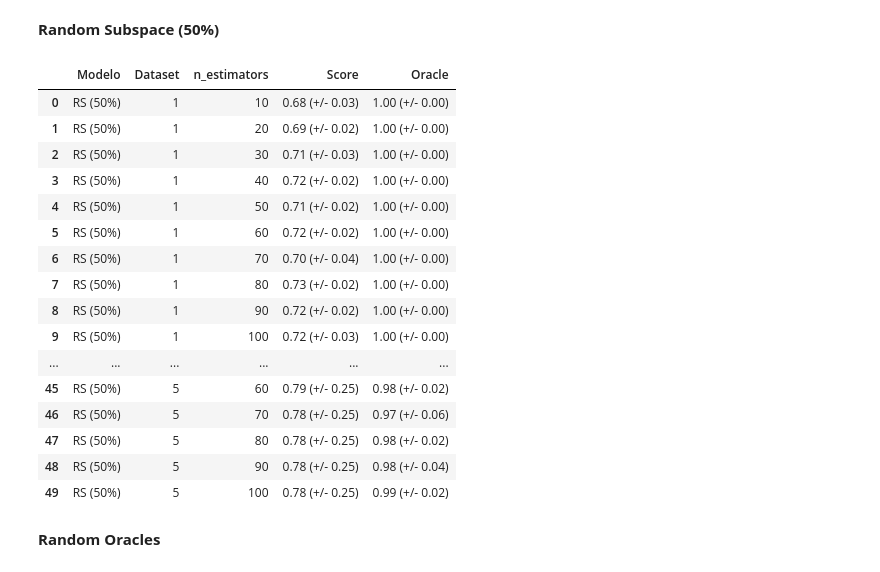
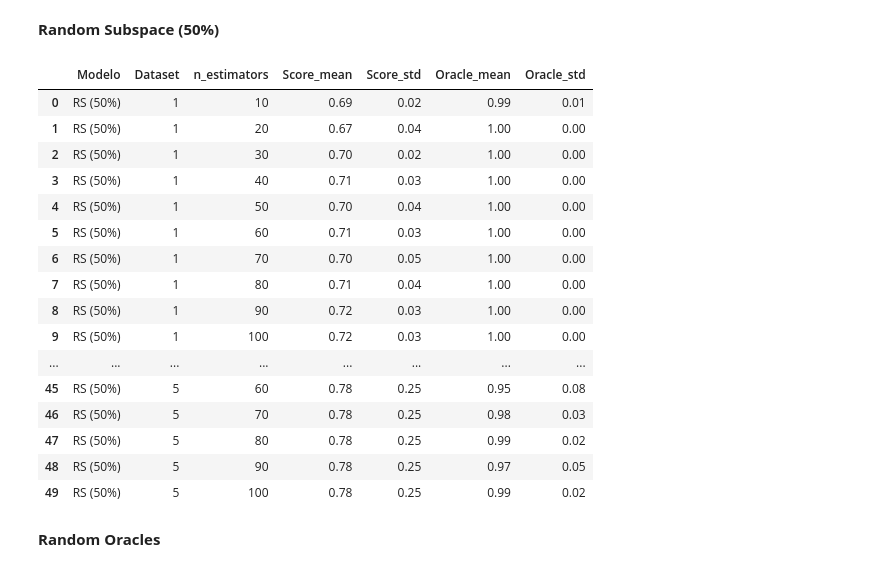
Before and after one commit to Francimaria/ensemble_learning, a Jupyter notebook: exercicio1_vs_final.ipynb, the cells around one changed output. Saved outputs shown, nothing was run; the diff lists cells and outputs as text; code cells hidden in the pictures.

```diff
--- a/exercicio1_vs_final.ipynb
+++ b/exercicio1_vs_final.ipynb
@@ -216,18 +154,20 @@ def run_ensemble(pool_classifiers, X, y, oracle="deslib"):
       # Oracle from RLO
       while True:
         try:
-          preds, y_pred,error = pool_classifiers.predict(X_test,y_test)
+          pool_classifiers.fit(X_train, y_train)
+          preds, y_pred,error = pool_classifiers.predict(X_test, y_test)
           score.append(accuracy_score(y_test, np.array(y_pred.T)))
           break
         except:
             continue
         break
-
       oracle_score.append(pool_classifiers.Oracle_score(X_test, y_test))
 
     else:
       # Oracle from deslib
       y_pred = pool_classifiers.predict(X_test)
+      print(y_pred)
+      print(y_test)
       score.append(accuracy_score(y_test, y_pred))
 
       oracle = Oracle(pool_classifiers).fit(X_train, y_train)
@@ -319,44 +276,44 @@ df_result
 # %%
 # Datafile para salvar os resultados
 df_result = pd.DataFrame(columns = ['Modelo', 'Dataset', 'n_estimators', 'Score_mean','Score_std', 'Oracle_mean', 'Oracle_std'])
 
 #Executar para todos os conjuntos de dados
 for i in range(len(data)):
   for n in n_estimators:
     clf = BaggingClassifier(base_estimator=base_estimator,
                             n_estimators=n,
                             max_features=0.5,
                             bootstrap=False)
     score, oracle = run_ensemble(clf, data[i], classe[i], oracle="RS")
-    new_row = {'Modelo':"RS (50%)",
+    new_row = {'Modelo':"RS",
               'Dataset': (i+1),
               'n_estimators':n,
               'Score_mean': "%0.2f" % (np.mean(score)),
               'Score_std': "%0.2f" % (np.std(score)),
               'Oracle_mean': "%0.2f" % (np.mean(oracle)),
               'Oracle_std': "%0.2f" % (np.std(oracle))}
     df_result = df_result.append(new_row, ignore_index=True)
 
 df_result.to_csv("/content/rs_result.csv", index=False)
 df_result
 # %% [output]
-|  | Modelo | Dataset | n_estimators | Score | Oracle |
-| 0 | RS (50%) | 1 | 10 | 0.68 (+/- 0.03) | 1.00 (+/- 0.00) |
-| 1 | RS (50%) | 1 | 20 | 0.69 (+/- 0.02) | 1.00 (+/- 0.00) |
-| 2 | RS (50%) | 1 | 30 | 0.71 (+/- 0.03) | 1.00 (+/- 0.00) |
-| 3 | RS (50%) | 1 | 40 | 0.72 (+/- 0.02) | 1.00 (+/- 0.00) |
-| 4 | RS (50%) | 1 | 50 | 0.71 (+/- 0.02) | 1.00 (+/- 0.00) |
-| 5 | RS (50%) | 1 | 60 | 0.72 (+/- 0.02) | 1.00 (+/- 0.00) |
-| 6 | RS (50%) | 1 | 70 | 0.70 (+/- 0.04) | 1.00 (+/- 0.00) |
-| 7 | RS (50%) | 1 | 80 | 0.73 (+/- 0.02) | 1.00 (+/- 0.00) |
-| 8 | RS (50%) | 1 | 90 | 0.72 (+/- 0.02) | 1.00 (+/- 0.00) |
-| 9 | RS (50%) | 1 | 100 | 0.72 (+/- 0.03) | 1.00 (+/- 0.00) |
-| ... | ... | ... | ... | ... | ... |
-| 45 | RS (50%) | 5 | 60 | 0.79 (+/- 0.25) | 0.98 (+/- 0.02) |
-| 46 | RS (50%) | 5 | 70 | 0.78 (+/- 0.25) | 0.97 (+/- 0.06) |
-| 47 | RS (50%) | 5 | 80 | 0.78 (+/- 0.25) | 0.98 (+/- 0.02) |
-| 48 | RS (50%) | 5 | 90 | 0.78 (+/- 0.25) | 0.98 (+/- 0.04) |
-| 49 | RS (50%) | 5 | 100 | 0.78 (+/- 0.25) | 0.99 (+/- 0.02) |
+|  | Modelo | Dataset | n_estimators | Score_mean | Score_std | Oracle_mean | Oracle_std |
+| 0 | RS (50%) | 1 | 10 | 0.69 | 0.02 | 0.99 | 0.01 |
+| 1 | RS (50%) | 1 | 20 | 0.67 | 0.04 | 1.00 | 0.00 |
+| 2 | RS (50%) | 1 | 30 | 0.70 | 0.02 | 1.00 | 0.00 |
+| 3 | RS (50%) | 1 | 40 | 0.71 | 0.03 | 1.00 | 0.00 |
+| 4 | RS (50%) | 1 | 50 | 0.70 | 0.04 | 1.00 | 0.00 |
+| 5 | RS (50%) | 1 | 60 | 0.71 | 0.03 | 1.00 | 0.00 |
+| 6 | RS (50%) | 1 | 70 | 0.70 | 0.05 | 1.00 | 0.00 |
+| 7 | RS (50%) | 1 | 80 | 0.71 | 0.04 | 1.00 | 0.00 |
+| 8 | RS (50%) | 1 | 90 | 0.72 | 0.03 | 1.00 | 0.00 |
+| 9 | RS (50%) | 1 | 100 | 0.72 | 0.03 | 1.00 | 0.00 |
+| ... | ... | ... | ... | ... | ... | ... | ... |
+| 45 | RS (50%) | 5 | 60 | 0.78 | 0.25 | 0.95 | 0.08 |
+| 46 | RS (50%) | 5 | 70 | 0.78 | 0.25 | 0.98 | 0.03 |
+| 47 | RS (50%) | 5 | 80 | 0.78 | 0.25 | 0.99 | 0.02 |
+| 48 | RS (50%) | 5 | 90 | 0.78 | 0.25 | 0.97 | 0.05 |
+| 49 | RS (50%) | 5 | 100 | 0.78 | 0.25 | 0.99 | 0.02 |
 # %% [markdown]
 **Random Oracles**
 # %%
```
Also changed, not shown: parts of 12 cells of this notebook.
